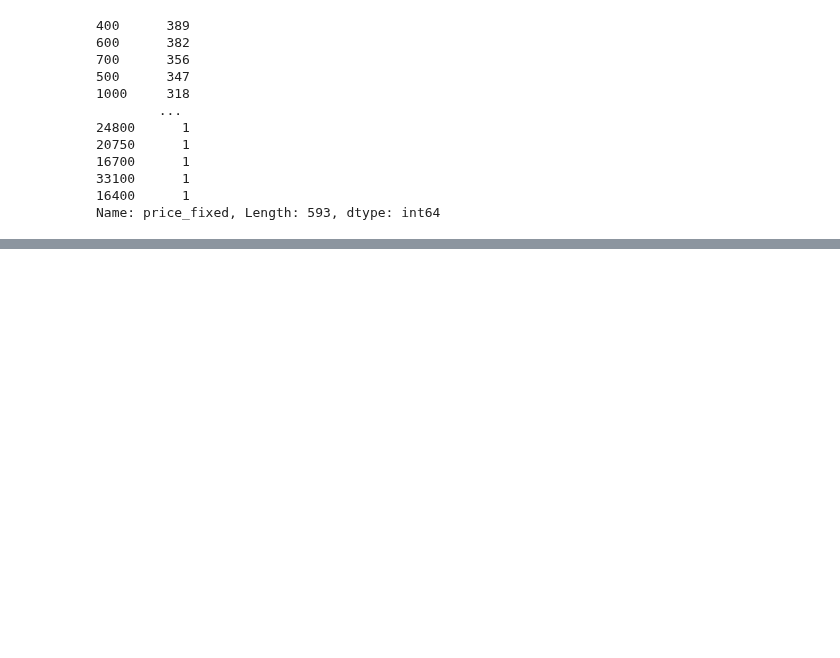
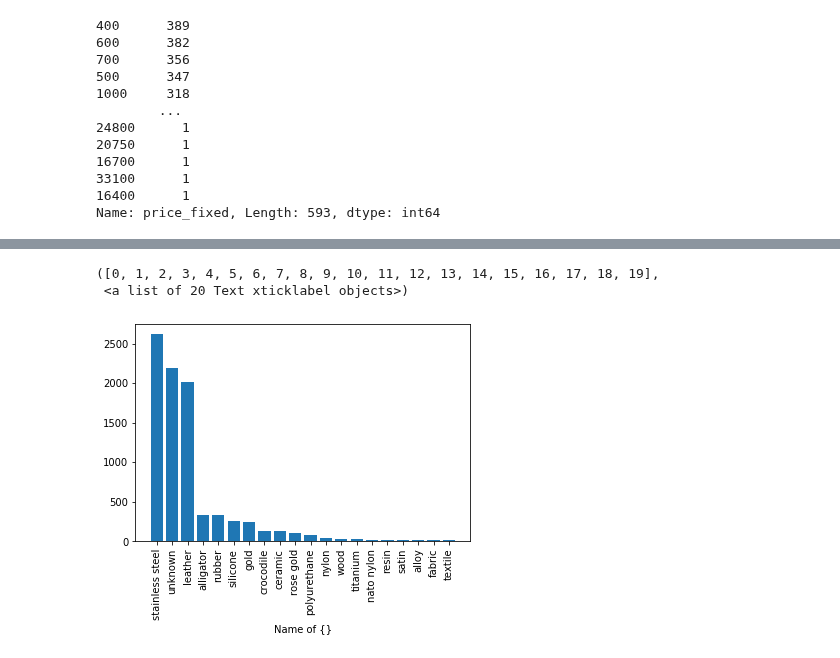
Before and after one commit to jcanque777/watchclassification, a Jupyter notebook: watch_classification_final.ipynb, the cells around one changed output, grey strips where cells are left out. Saved outputs shown, nothing was run; the diff lists cells and outputs as text; code cells hidden in the pictures; blank space fills up the shorter version.

```diff
--- a/watch_classification_final.ipynb
+++ b/watch_classification_final.ipynb
@@ -289,5 +201,5 @@ pd.to_numeric(df['band_width'])
 8649     0.0
 Name: band_width, Length: 8650, dtype: float64
 # %%
-cols_numeric.pop()
+cols_numeric
 # %% [output]
@@ -295,3 +211,5 @@ cols_numeric.pop()
+# %%
+cols_numeric.remove('water_resistane')
 # %%
 for i in cols_numeric:
     df[i] = pd.to_numeric(df[i])
@@ -437,0 +333,2 @@ Name: price_fixed, Length: 593, dtype: int64
+# %%
+df['price_fixed'] = df['price_fixed'].apply(custom_round)
@@ -437,0 +364,5 @@ Name: price_fixed, Length: 593, dtype: int64
+# %%
+#create list of dictionaries that have value counts
+list_of_bar_charts = []
+for i in list(df.columns):
+    list_of_bar_charts.append(dict(df[i].value_counts()))
@@ -437,0 +417,8 @@ Name: price_fixed, Length: 593, dtype: int64
+# %%
+plt.bar(list_of_bar_charts[0].keys(), list_of_bar_charts[0].values())
+plt.xlabel('Name of {}')
+plt.xticks(fontsize= 10, rotation = 90)
+# %% [output]
+([0, 1, 2, 3, 4, 5, 6, 7, 8, 9, 10, 11, 12, 13, 14, 15, 16, 17, 18, 19],
+ <a list of 20 Text xticklabel objects>)
+[figure, added]
```
Also changed, not shown: parts of 29 cells of this notebook.
